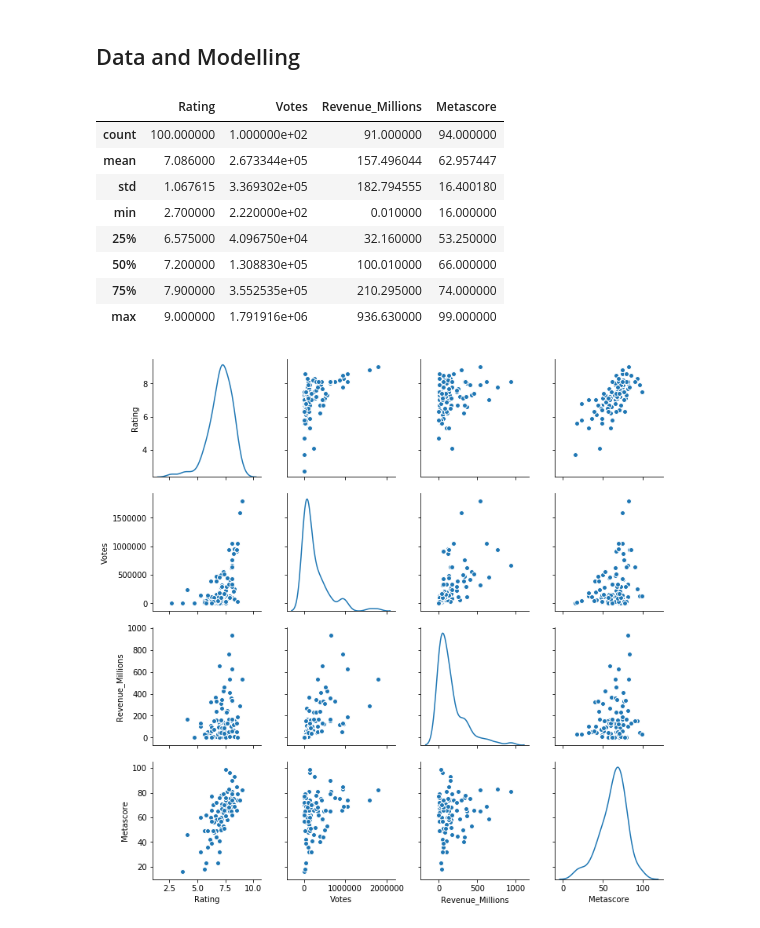
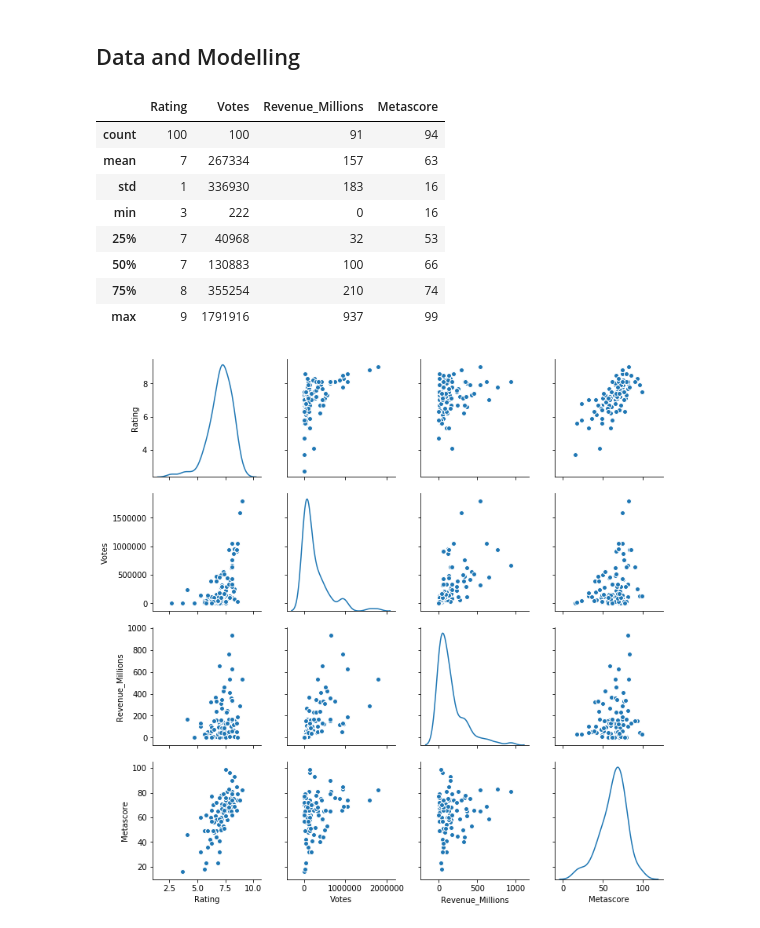
Before and after one commit to donalcarr/DC_Real-World-Simulation, a Jupyter notebook: Project 2018 - Simulation Movies.ipynb, the cells around one changed output. Drawn from its saved outputs; the diff is of its cells as text; code cells hidden in the pictures.

```diff
--- a/Project 2018 - Simulation Movies.ipynb
+++ b/Project 2018 - Simulation Movies.ipynb
@@ -83,16 +83,17 @@ Movie;
 Movie = Movie.rename(columns={'Revenue (Millions)':'Revenue_Millions'})
 moviedf = Movie.iloc[:,[8,9,10,11]]
 moviedf;
-# %%
-moviedf.describe()
-# %% [output]
-|  | Rating | Votes | Revenue_Millions | Metascore |
-| count | 100.000000 | 1.000000e+02 | 91.000000 | 94.000000 |
-| mean | 7.086000 | 2.673344e+05 | 157.496044 | 62.957447 |
-| std | 1.067615 | 3.369302e+05 | 182.794555 | 16.400180 |
-| min | 2.700000 | 2.220000e+02 | 0.010000 | 16.000000 |
-| 25% | 6.575000 | 4.096750e+04 | 32.160000 | 53.250000 |
-| 50% | 7.200000 | 1.308830e+05 | 100.010000 | 66.000000 |
-| 75% | 7.900000 | 3.552535e+05 | 210.295000 | 74.000000 |
-| max | 9.000000 | 1.791916e+06 | 936.630000 | 99.000000 |
+# %%
+pa.set_option('display.float_format', lambda x: '%.0f' % x)
+moviedf.describe()
+# %% [output]
+|  | Rating | Votes | Revenue_Millions | Metascore |
+| count | 100 | 100 | 91 | 94 |
+| mean | 7 | 267334 | 157 | 63 |
+| std | 1 | 336930 | 183 | 16 |
+| min | 3 | 222 | 0 | 16 |
+| 25% | 7 | 40968 | 32 | 53 |
+| 50% | 7 | 130883 | 100 | 66 |
+| 75% | 8 | 355254 | 210 | 74 |
+| max | 9 | 1791916 | 937 | 99 |
 # %%
```
Also changed, not shown: parts of 21 cells of this notebook.
